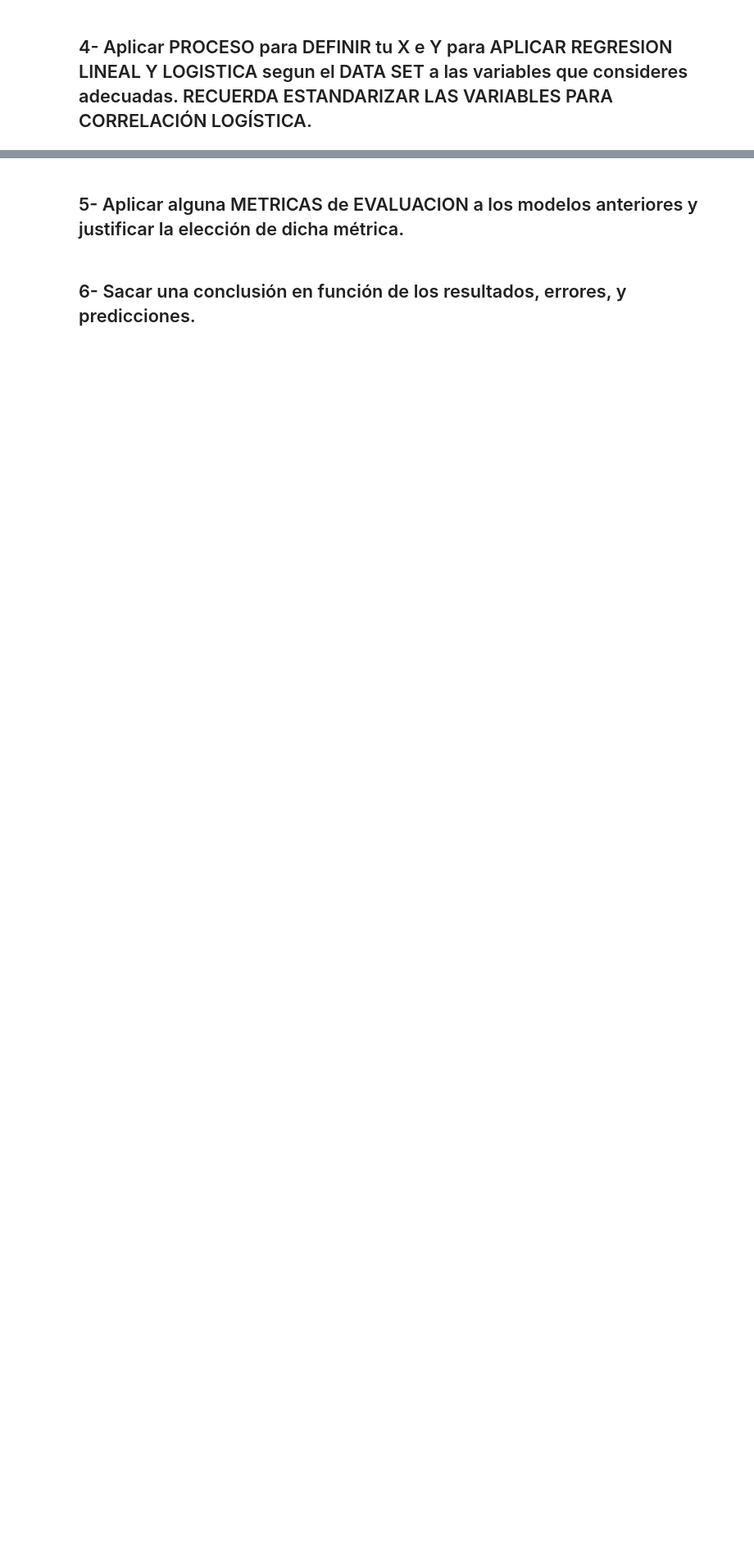
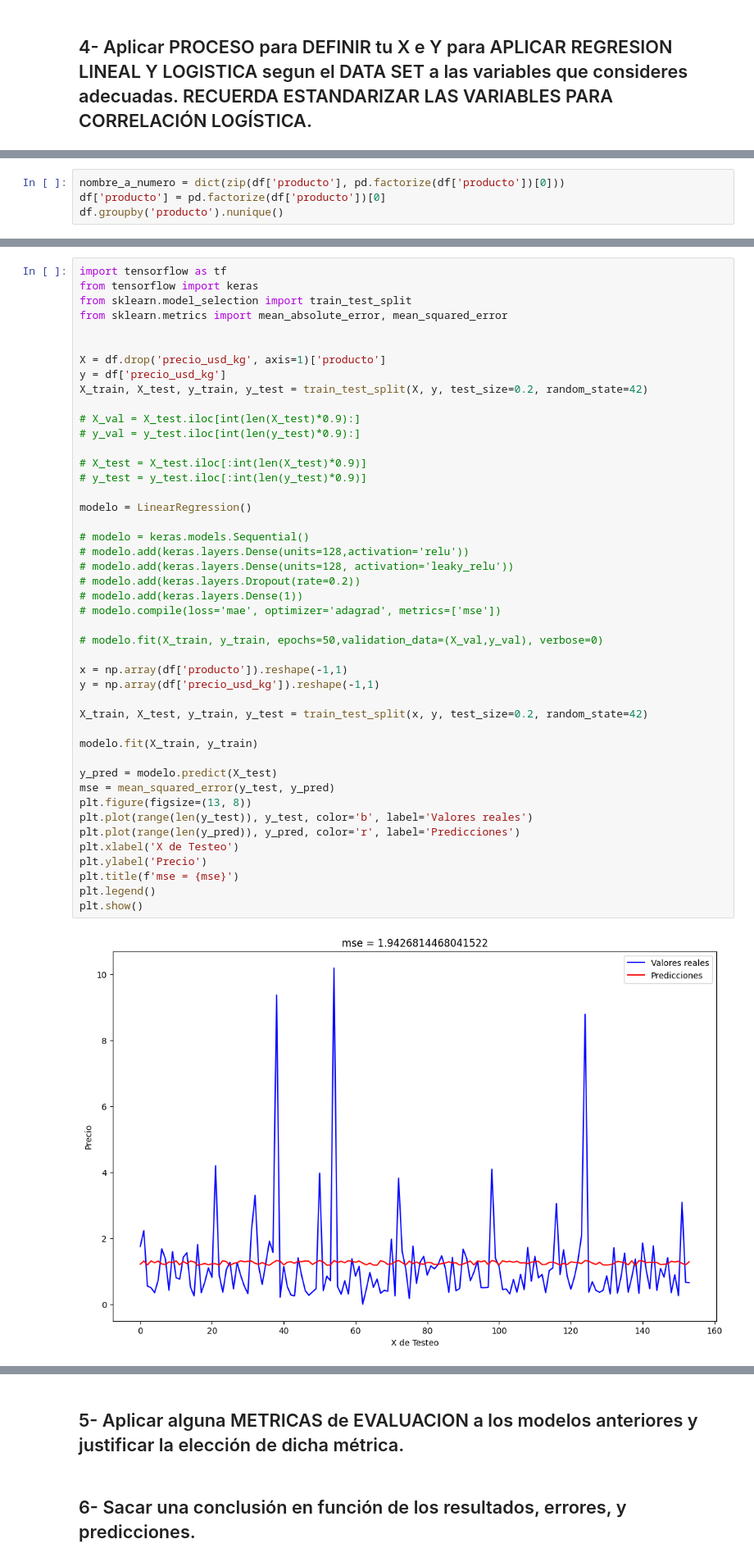
Before and after one commit to cristiandevar/TPIntegrador-1, a Jupyter notebook: TRABAJO_INTEGRADOR_1_Franco_Cristian.ipynb, the cells around one changed output, grey strips where cells are left out. Shown at 82% size. Drawn from its saved outputs; the diff is of its cells as text; blank space fills up the shorter version.

Commit message:
avanzamos con limpiez y empezamos a crear el modelo

```diff
--- a/TRABAJO_INTEGRADOR_1_Franco_Cristian.ipynb
+++ b/TRABAJO_INTEGRADOR_1_Franco_Cristian.ipynb
@@ -388,0 +503,4 @@ Vemos que tenemos muchos valores aislados, lo cual implica que debemos asignarle
+# %%
+nombre_a_numero = dict(zip(df['producto'], pd.factorize(df['producto'])[0]))
+df['producto'] = pd.factorize(df['producto'])[0]
+df.groupby('producto').nunique()
@@ -388,0 +526,47 @@ Vemos que tenemos muchos valores aislados, lo cual implica que debemos asignarle
+# %%
+import tensorflow as tf
+from tensorflow import keras
+from sklearn.model_selection import train_test_split
+from sklearn.metrics import mean_absolute_error, mean_squared_error
+
+
+X = df.drop('precio_usd_kg', axis=1)['producto']
+y = df['precio_usd_kg']
+X_train, X_test, y_train, y_test = train_test_split(X, y, test_size=0.2, random_state=42)
+
+# X_val = X_test.iloc[int(len(X_test)*0.9):]
+# y_val = y_test.iloc[int(len(y_test)*0.9):]
+
+# X_test = X_test.iloc[:int(len(X_test)*0.9)]
+# y_test = y_test.iloc[:int(len(y_test)*0.9)]
+
+modelo = LinearRegression()
+
+# modelo = keras.models.Sequential()
+# modelo.add(keras.layers.Dense(units=128,activation='relu'))
+# modelo.add(keras.layers.Dense(units=128, activation='leaky_relu'))
+# modelo.add(keras.layers.Dropout(rate=0.2))
+# modelo.add(keras.layers.Dense(1))
+# modelo.compile(loss='mae', optimizer='adagrad', metrics=['mse'])
+
+# modelo.fit(X_train, y_train, epochs=50,validation_data=(X_val,y_val), verbose=0)
+
+x = np.array(df['producto']).reshape(-1,1)
+y = np.array(df['precio_usd_kg']).reshape(-1,1)
+
+X_train, X_test, y_train, y_test = train_test_split(x, y, test_size=0.2, random_state=42)
+
+modelo.fit(X_train, y_train)
+
+y_pred = modelo.predict(X_test)
+mse = mean_squared_error(y_test, y_pred)
+plt.figure(figsize=(13, 8))
+plt.plot(range(len(y_test)), y_test, color='b', label='Valores reales')
+plt.plot(range(len(y_pred)), y_pred, color='r', label='Predicciones')
+plt.xlabel('X de Testeo')
+plt.ylabel('Precio')
+plt.title(f'mse = {mse}')
+plt.legend()
+plt.show()
+# %% [output]
+[figure, added]
```
Also changed, not shown: parts of 12 cells of this notebook.
